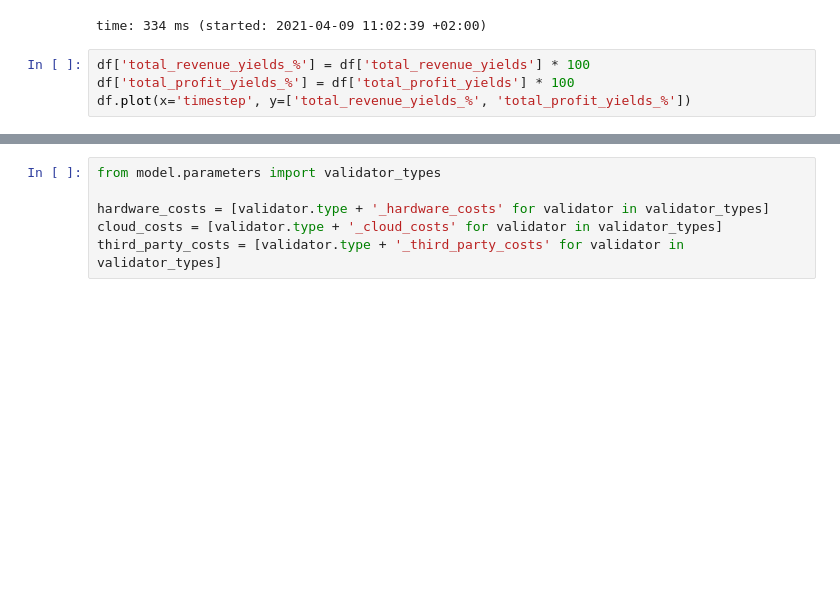
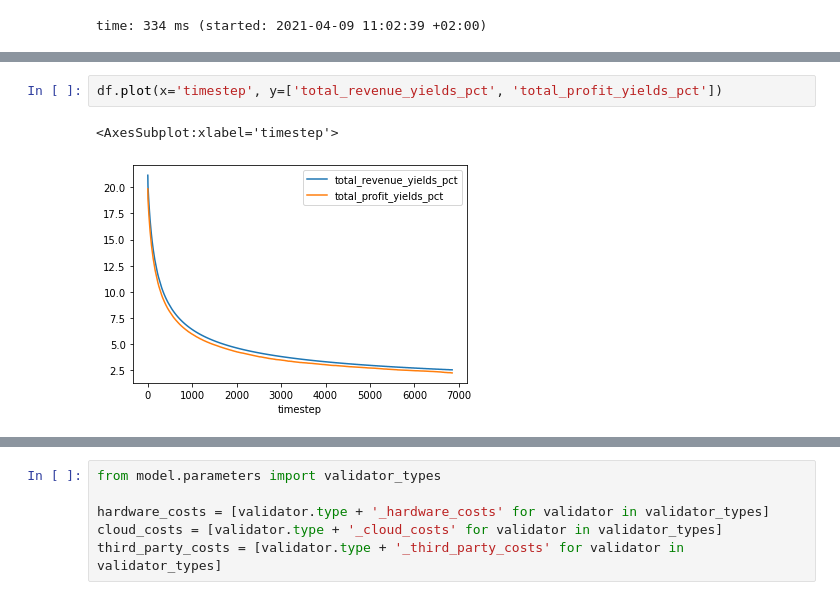
Before and after one commit to CADLabs/ethereum-economic-model, a Jupyter notebook: notebooks/scratchpad.ipynb, the cells around one changed output, grey strips where cells are left out. Saved outputs shown, nothing was run; the diff lists cells and outputs as text; blank space fills up the shorter version.

```diff
--- a/notebooks/scratchpad.ipynb
+++ b/notebooks/scratchpad.ipynb
@@ -100,7 +102,3 @@ df.plot(x='timestep', y=['total_revenue', 'total_profit'])
 <AxesSubplot:xlabel='timestep'>
 [figure]
 time: 334 ms (started: 2021-04-09 11:02:39 +02:00)
-# %%
-df['total_revenue_yields_%'] = df['total_revenue_yields'] * 100
-df['total_profit_yields_%'] = df['total_profit_yields'] * 100
-df.plot(x='timestep', y=['total_revenue_yields_%', 'total_profit_yields_%'])
@@ -110,0 +105,5 @@ time: 321 ms (started: 2021-04-09 11:02:39 +02:00)
+# %%
+df.plot(x='timestep', y=['total_revenue_yields_pct', 'total_profit_yields_pct'])
+# %% [output]
+<AxesSubplot:xlabel='timestep'>
+[figure, added]
```
Also changed, not shown: parts of 5 cells of this notebook, 7 other files.
